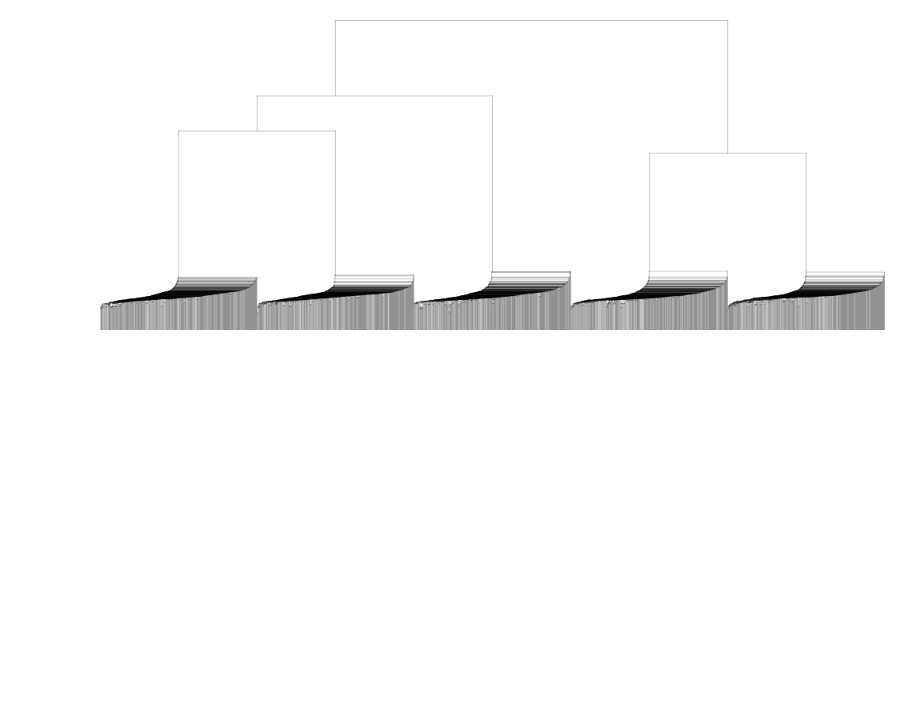
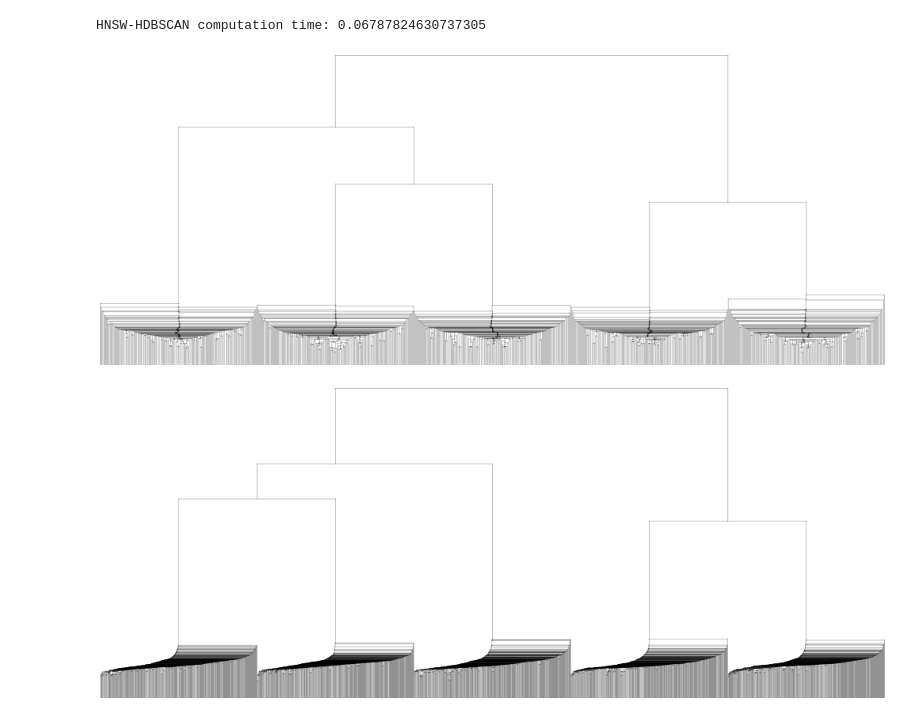
Before and after one commit to CamillaOkkels/HSSL, a Jupyter notebook: running_experiments.ipynb, the cells around one changed output. Cells and saved outputs as stored; diff of their text form; code cells hidden in the pictures; blank space fills up the shorter version.

```diff
--- a/running_experiments.ipynb
+++ b/running_experiments.ipynb
@@ -31,3 +44,17 @@ plotly_dendrogram(dendrogram, min_size=2)
+# %%
+from local_py.bench import benchmark
+min_pts = 1
+hnsw_time, (hnsw_dendrogram1, core_distances1) = benchmark(
+    gib.graph_based_dendrogram,
+    X, min_pts, symmetric_expand=True, higher_max_degree=15, lowest_max_degree=30,
+)
+print("HNSW-HDBSCAN computation time:",hnsw_time)
+# Square rooting distances as gib returns squared distance values
+hnsw_dendrogram1 = [[a,b,c**.5,d] for a,b,c,d in hnsw_dendrogram1]
+plotly_dendrogram(hnsw_dendrogram1, min_size=2, largest_left=False)
+# %% [output]
+HNSW-HDBSCAN computation time: 0.06787824630737305
+[figure, added]
 # %%
 ### HSSL_Turbo run ###
 np.random.seed(0)
```
Also changed, not shown: parts of 3 cells of this notebook, 8 other files.
